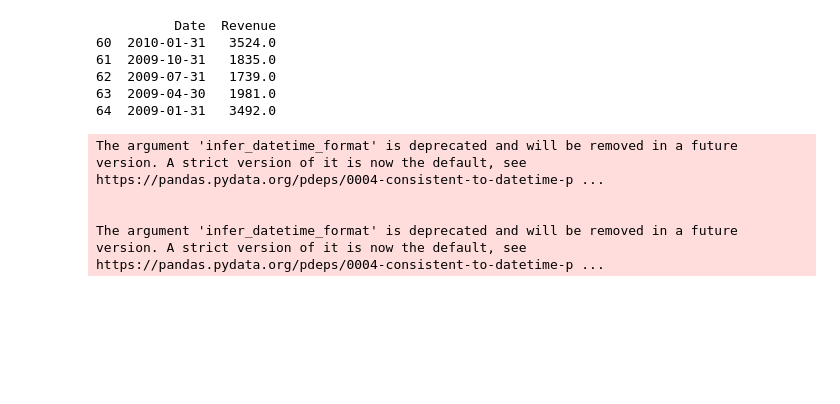
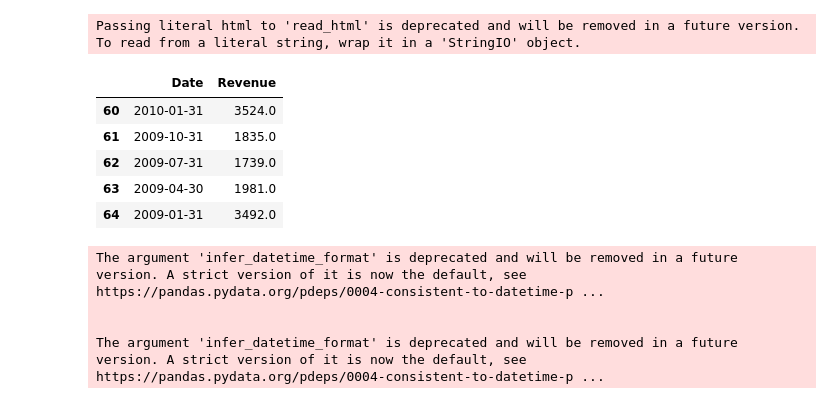
Before and after one commit to vickyredd/-Data-Science-, a Jupyter notebook: Stock_and_Revenue_Analytics_Dashboard_using_Python.ipynb, the cells around one changed output. Cells and saved outputs as stored; diff of their text form; code cells hidden in the pictures; blank space fills up the shorter version.

```diff
--- a/Stock_and_Revenue_Analytics_Dashboard_using_Python.ipynb
+++ b/Stock_and_Revenue_Analytics_Dashboard_using_Python.ipynb
@@ -59,39 +61,40 @@ gme_data.head()
 # %%
 import pandas as pd
 import requests
 from bs4 import BeautifulSoup
 
 headers = {
     "User-Agent": "Mozilla/5.0 (Windows NT 10.0; Win64; x64)"
 }
 
 url = "https://www.macrotrends.net/stocks/charts/GME/gamestop/revenue"
 response = requests.get(url, headers=headers)
 html_data = response.text
 
 soup = BeautifulSoup(html_data, 'html.parser')
 
 tables = soup.find_all('table')
 
 gme_revenue = None
 for table in tables:
     if "GameStop Quarterly Revenue" in table.text:
         gme_revenue = pd.read_html(str(table))[0]
         break
 
-if gme_revenue is not None:
-    gme_revenue.columns = ['Date', 'Revenue']
-    gme_revenue['Revenue'] = gme_revenue['Revenue'].replace({'\$': '', ',': ''}, regex=True)
-    gme_revenue = gme_revenue[gme_revenue['Revenue'] != '']
-    gme_revenue['Revenue'] = gme_revenue['Revenue'].astype(float)
-    print(gme_revenue.tail())
+
+gme_revenue.columns = ['Date', 'Revenue']
+gme_revenue['Revenue'] = gme_revenue['Revenue'].replace({'\$': '', ',': ''}, regex=True)
+gme_revenue = gme_revenue[gme_revenue['Revenue'] != '']
+gme_revenue['Revenue'] = gme_revenue['Revenue'].astype(float)
+gme_revenue.tail()
 # %% [output]
-          Date  Revenue
-60  2010-01-31   3524.0
-61  2009-10-31   1835.0
-62  2009-07-31   1739.0
-63  2009-04-30   1981.0
-64  2009-01-31   3492.0
+Passing literal html to 'read_html' is deprecated and will be removed in a future version. To read from a literal string, wrap it in a 'StringIO' object.
+|  | Date | Revenue |
+| 60 | 2010-01-31 | 3524.0 |
+| 61 | 2009-10-31 | 1835.0 |
+| 62 | 2009-07-31 | 1739.0 |
+| 63 | 2009-04-30 | 1981.0 |
+| 64 | 2009-01-31 | 3492.0 |
 # %%
 def make_graph(stock_data, revenue_data, stock):
     fig = make_subplots(rows=2, cols=1, shared_xaxes=True, subplot_titles=("Historical Share Price", "Historical Revenue"), vertical_spacing = .3)
```
Also changed, not shown: parts of 3 cells of this notebook.
